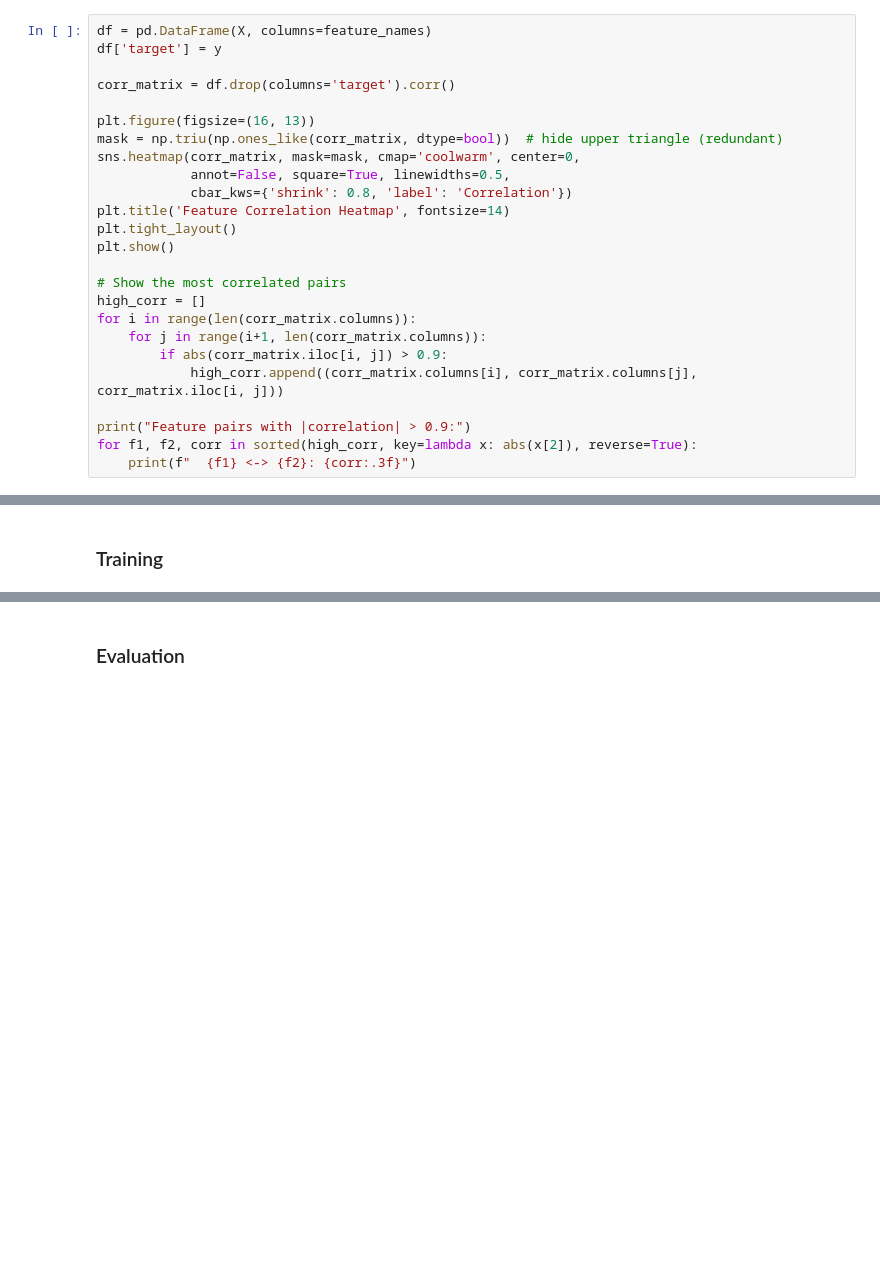
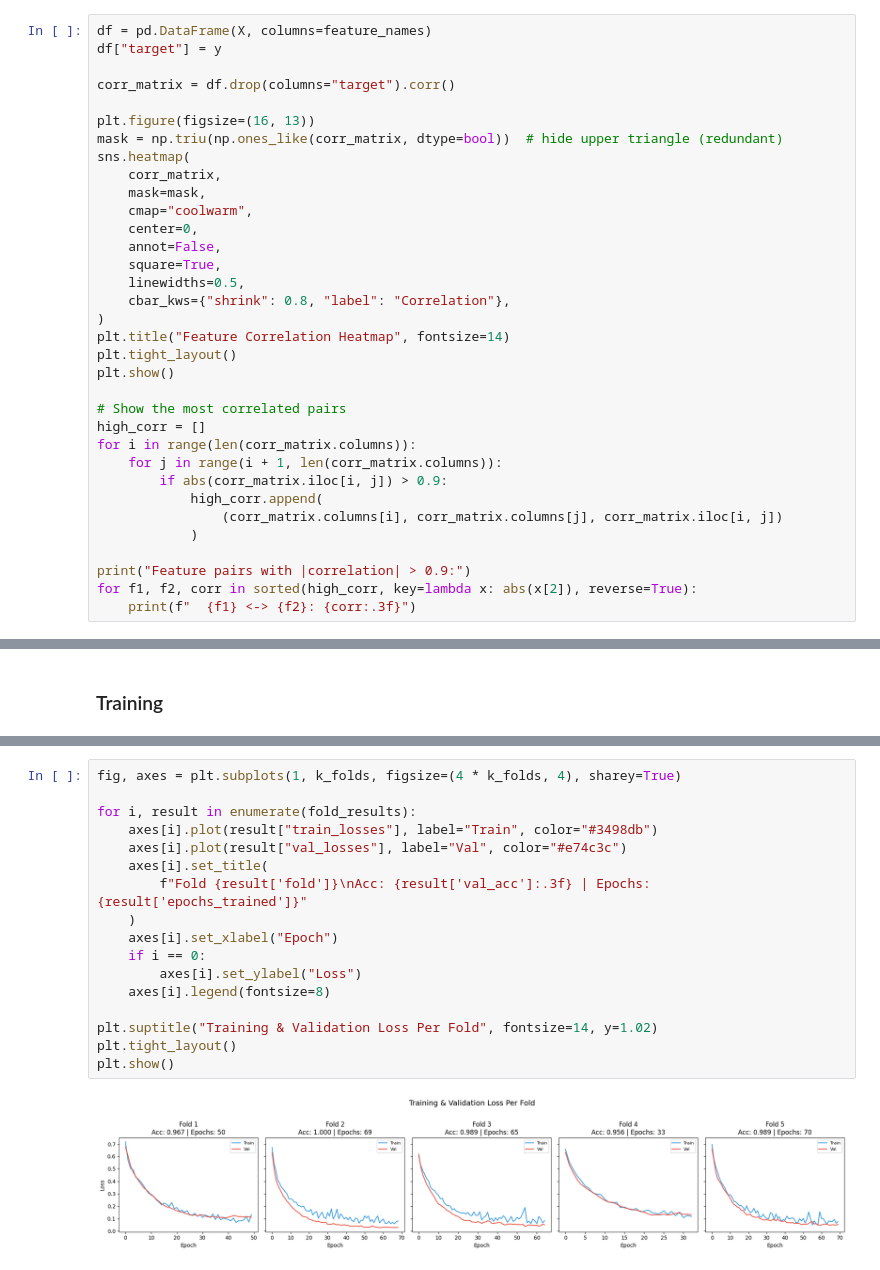
Before and after one commit to albipuliga/Cancer-Detection-Pytorch, a Jupyter notebook: src/nn.ipynb, the cells around one changed output, grey strips where cells are left out. Cells and saved outputs as stored; diff of their text form; blank space fills up the shorter version.

Commit message:
New plots for model performance

```diff
--- a/src/nn.ipynb
+++ b/src/nn.ipynb
@@ -100,25 +110,34 @@ Imbalance ratio: 1.68:1
 #### Correlation Heatmap
 # %%
 df = pd.DataFrame(X, columns=feature_names)
-df['target'] = y
+df["target"] = y
 
-corr_matrix = df.drop(columns='target').corr()
+corr_matrix = df.drop(columns="target").corr()
 
 plt.figure(figsize=(16, 13))
 mask = np.triu(np.ones_like(corr_matrix, dtype=bool))  # hide upper triangle (redundant)
-sns.heatmap(corr_matrix, mask=mask, cmap='coolwarm', center=0,
-            annot=False, square=True, linewidths=0.5,
-            cbar_kws={'shrink': 0.8, 'label': 'Correlation'})
-plt.title('Feature Correlation Heatmap', fontsize=14)
+sns.heatmap(
+    corr_matrix,
+    mask=mask,
+    cmap="coolwarm",
+    center=0,
+    annot=False,
+    square=True,
+    linewidths=0.5,
+    cbar_kws={"shrink": 0.8, "label": "Correlation"},
+)
+plt.title("Feature Correlation Heatmap", fontsize=14)
 plt.tight_layout()
 plt.show()
 
 # Show the most correlated pairs
 high_corr = []
 for i in range(len(corr_matrix.columns)):
-    for j in range(i+1, len(corr_matrix.columns)):
+    for j in range(i + 1, len(corr_matrix.columns)):
         if abs(corr_matrix.iloc[i, j]) > 0.9:
-            high_corr.append((corr_matrix.columns[i], corr_matrix.columns[j], corr_matrix.iloc[i, j]))
+            high_corr.append(
+                (corr_matrix.columns[i], corr_matrix.columns[j], corr_matrix.iloc[i, j])
+            )
 
 print("Feature pairs with |correlation| > 0.9:")
 for f1, f2, corr in sorted(high_corr, key=lambda x: abs(x[2]), reverse=True):
@@ -377,5 +443,22 @@ Mean Accuracy:   0.9780 ± 0.0155
-# %% [markdown]
-### Evaluation
+# %%
+fig, axes = plt.subplots(1, k_folds, figsize=(4 * k_folds, 4), sharey=True)
+
+for i, result in enumerate(fold_results):
+    axes[i].plot(result["train_losses"], label="Train", color="#3498db")
+    axes[i].plot(result["val_losses"], label="Val", color="#e74c3c")
+    axes[i].set_title(
+        f"Fold {result['fold']}\nAcc: {result['val_acc']:.3f} | Epochs: {result['epochs_trained']}"
+    )
+    axes[i].set_xlabel("Epoch")
+    if i == 0:
+        axes[i].set_ylabel("Loss")
+    axes[i].legend(fontsize=8)
+
+plt.suptitle("Training & Validation Loss Per Fold", fontsize=14, y=1.02)
+plt.tight_layout()
+plt.show()
+# %% [output]
+[figure, added]
 # %%
 # Retrain on full training data with best hyperparameters
 final_loader = DataLoader(
```
Also changed, not shown: parts of 15 cells of this notebook.
